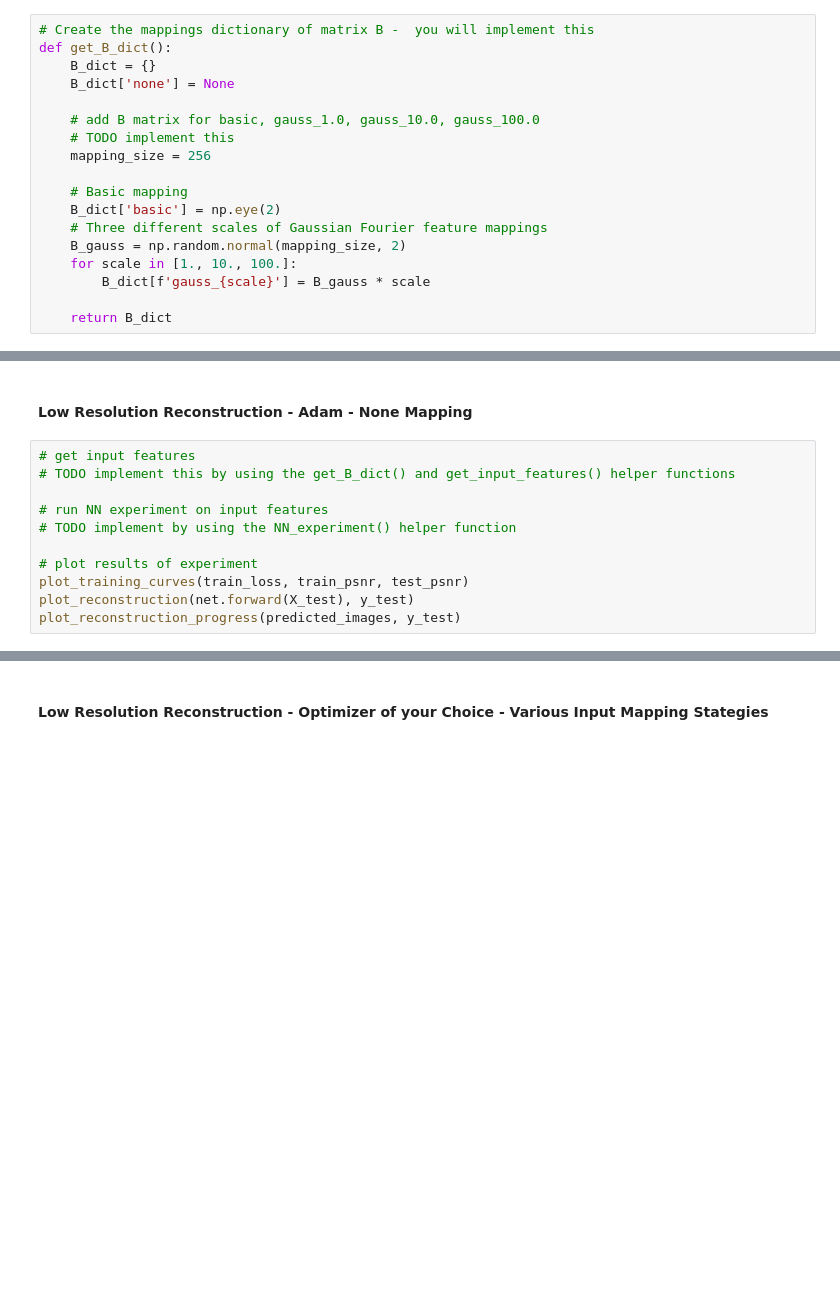
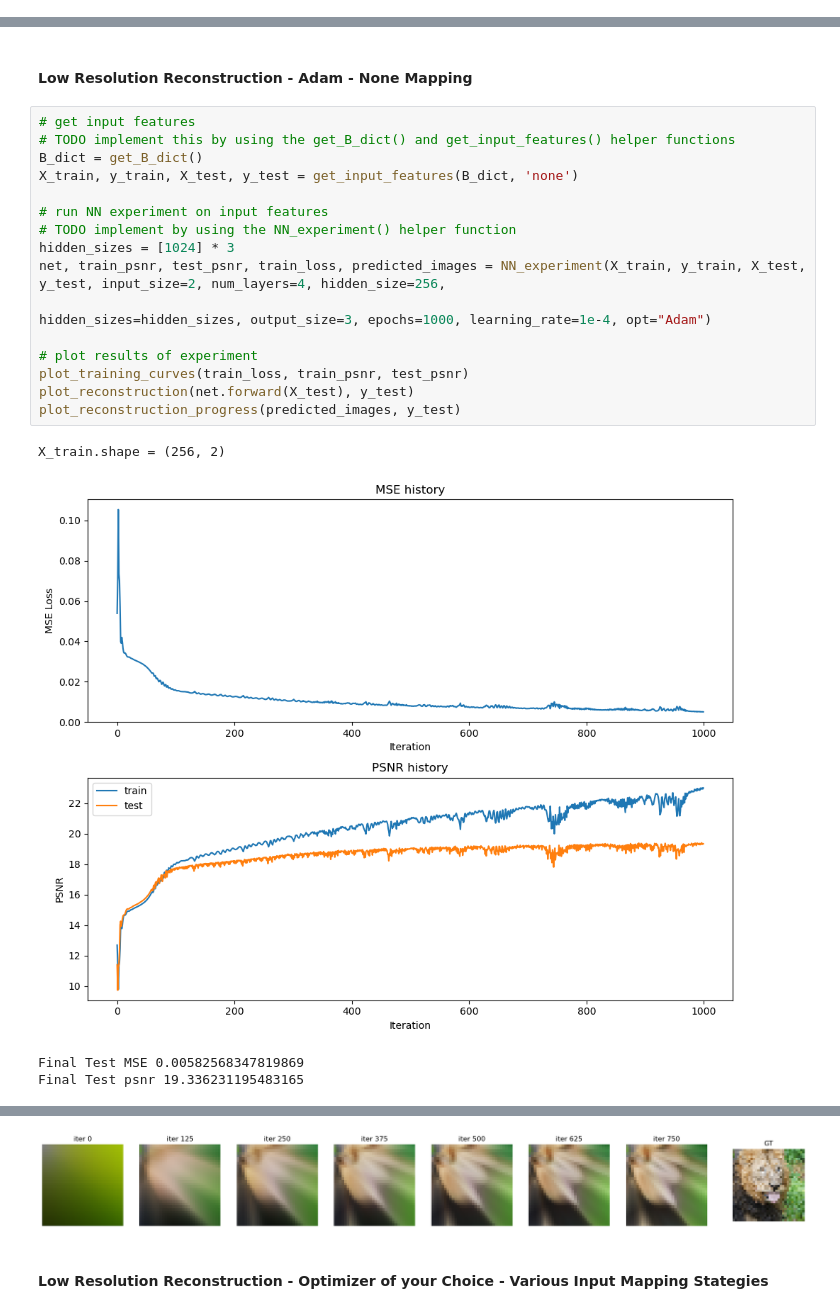
Before and after one commit to zihengjackchen/CS444-Deep-Learning, a Jupyter notebook: assignment2/neural_network.ipynb, the cells around one changed output, grey strips where cells are left out. Saved outputs shown, nothing was run; the diff lists cells and outputs as text; blank space fills up the shorter version.

```diff
--- a/assignment2/neural_network.ipynb
+++ b/assignment2/neural_network.ipynb
@@ -133,18 +184,0 @@ def get_image(size=512, \
-# %%
-# Create the mappings dictionary of matrix B -  you will implement this
-def get_B_dict():
-    B_dict = {}
-    B_dict['none'] = None
-
-    # add B matrix for basic, gauss_1.0, gauss_10.0, gauss_100.0
-    # TODO implement this
-    mapping_size = 256
-
-    # Basic mapping
-    B_dict['basic'] = np.eye(2)
-    # Three different scales of Gaussian Fourier feature mappings
-    B_gauss = np.random.normal(mapping_size, 2)
-    for scale in [1., 10., 100.]:
-        B_dict[f'gauss_{scale}'] = B_gauss * scale
-
-    return B_dict
@@ -321,11 +344,21 @@ Final Test psnr 9.665637716995809
 # %%
 # get input features
 # TODO implement this by using the get_B_dict() and get_input_features() helper functions
+B_dict = get_B_dict()
+X_train, y_train, X_test, y_test = get_input_features(B_dict, 'none')
 
 # run NN experiment on input features
 # TODO implement by using the NN_experiment() helper function
+hidden_sizes = [1024] * 3
+net, train_psnr, test_psnr, train_loss, predicted_images = NN_experiment(X_train, y_train, X_test, y_test, input_size=2, num_layers=4, hidden_size=256,
+                                                                         hidden_sizes=hidden_sizes, output_size=3, epochs=1000, learning_rate=1e-4, opt="Adam")
 
 # plot results of experiment
 plot_training_curves(train_loss, train_psnr, test_psnr)
 plot_reconstruction(net.forward(X_test), y_test)
 plot_reconstruction_progress(predicted_images, y_test)
+# %% [output]
+X_train.shape = (256, 2)
+[figure, added]
+Final Test MSE 0.00582568347819869
+Final Test psnr 19.336231195483165
@@ -332,3 +366,4 @@ plot_reconstruction_progress(predicted_images, y_test)
+[figure, added]
 # %% [markdown]
 #### Low Resolution Reconstruction - Optimizer of your Choice - Various Input Mapping Stategies
 # %%
```
Also changed, not shown: parts of 40 cells of this notebook, 2 other files.
